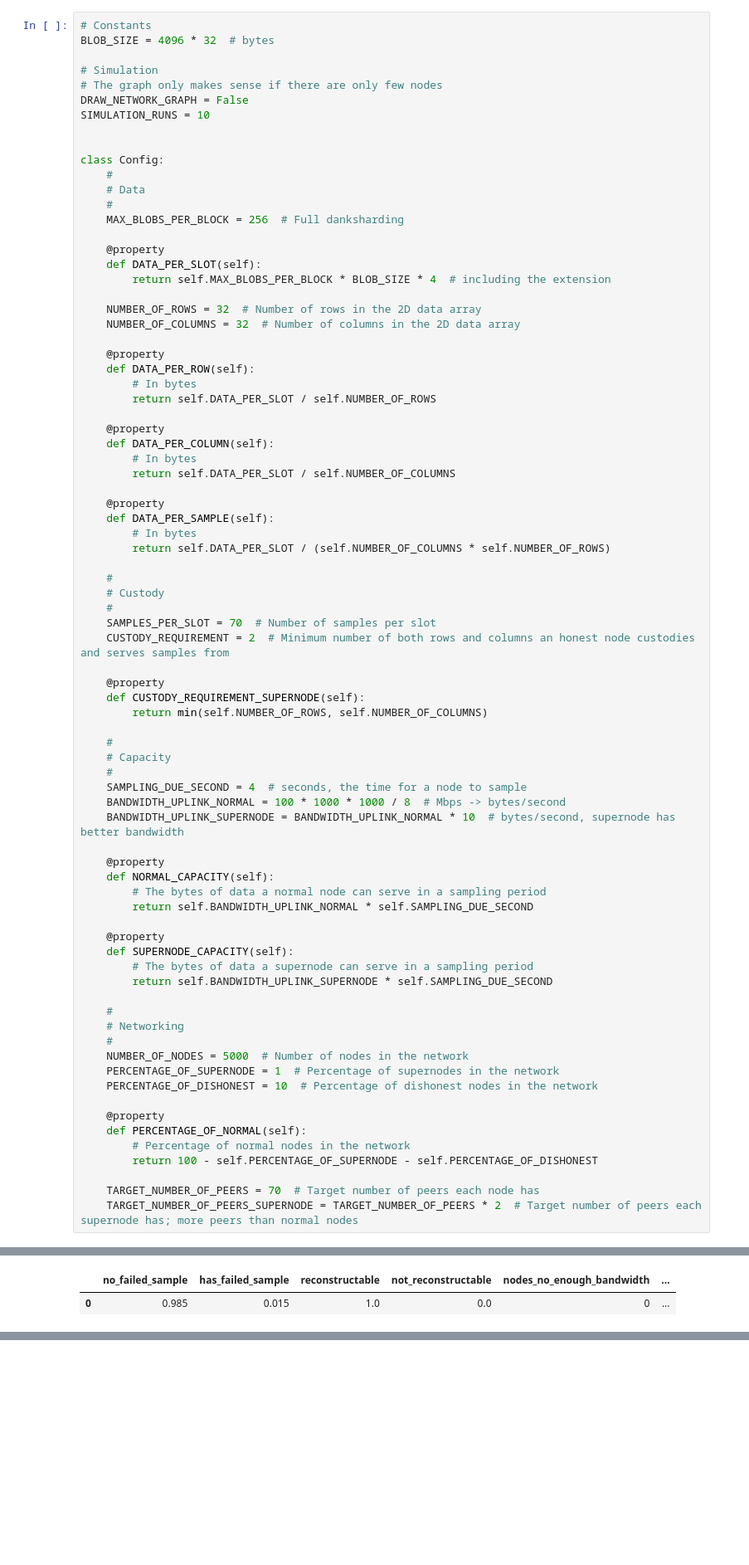
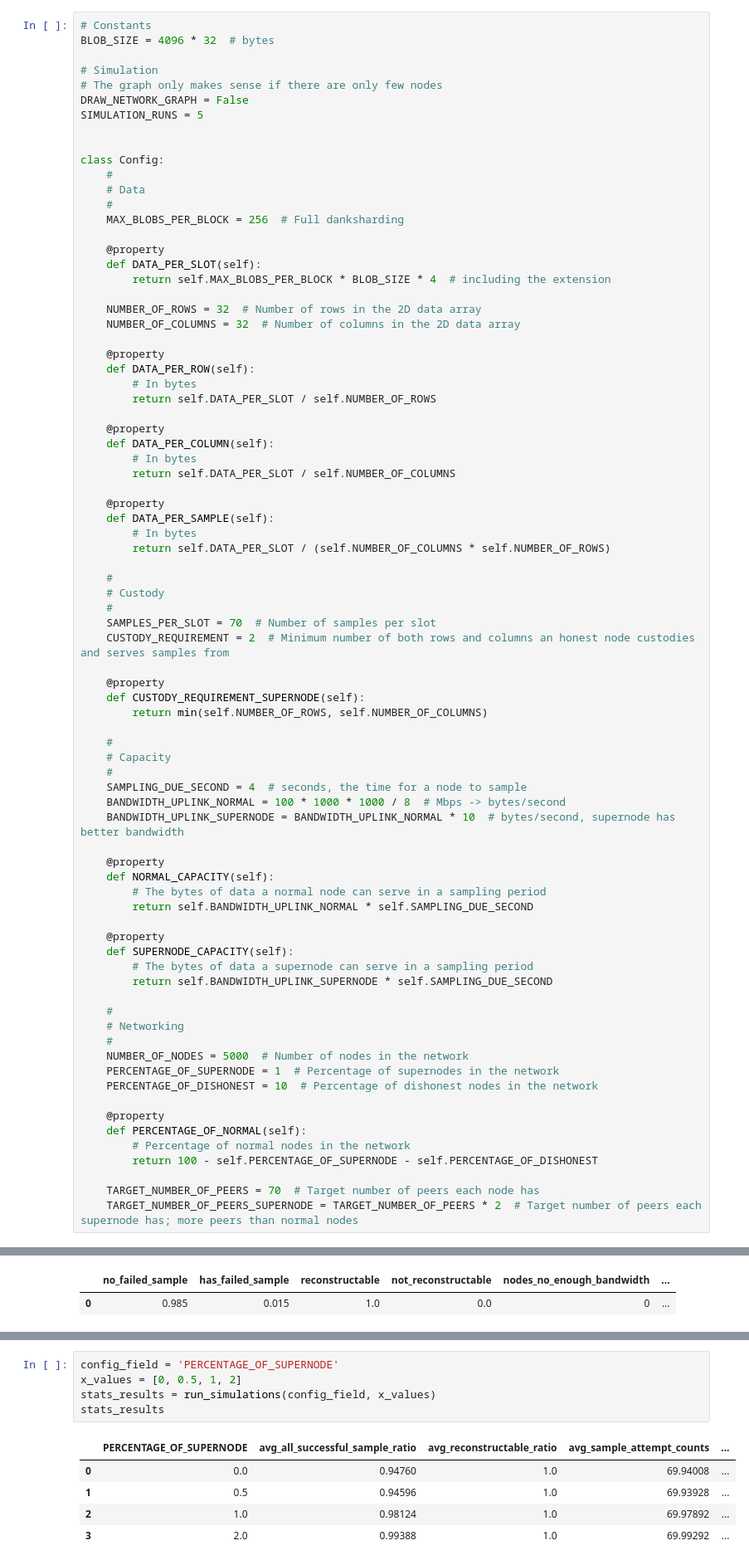
Before and after one commit to hwwhww/peerdas, a Jupyter notebook: sim.ipynb, the cells around one changed output, grey strips where cells are left out. Shown at 83% size. Drawn from its saved outputs; the diff is of its cells as text; blank space fills up the shorter version.

```diff
--- a/sim.ipynb
+++ b/sim.ipynb
@@ -25,7 +25,7 @@ BLOB_SIZE = 4096 * 32  # bytes
 # Simulation
 # The graph only makes sense if there are only few nodes
 DRAW_NETWORK_GRAPH = False
-SIMULATION_RUNS = 10
+SIMULATION_RUNS = 5
 
 
 class Config:
@@ -603,0 +617,11 @@ plt.show()
+# %%
+config_field = 'PERCENTAGE_OF_SUPERNODE'
+x_values = [0, 0.5, 1, 2]
+stats_results = run_simulations(config_field, x_values)
+stats_results
+# %% [output]
+|  | PERCENTAGE_OF_SUPERNODE | avg_all_successful_sample_ratio | avg_reconstructable_ratio | avg_sample_attempt_counts | ... |
+| 0 | 0.0 | 0.94760 | 1.0 | 69.94008 | ... |
+| 1 | 0.5 | 0.94596 | 1.0 | 69.93928 | ... |
+| 2 | 1.0 | 0.98124 | 1.0 | 69.97892 | ... |
+| 3 | 2.0 | 0.99388 | 1.0 | 69.99292 | ... |
```
Also changed, not shown: parts of 22 cells of this notebook.
